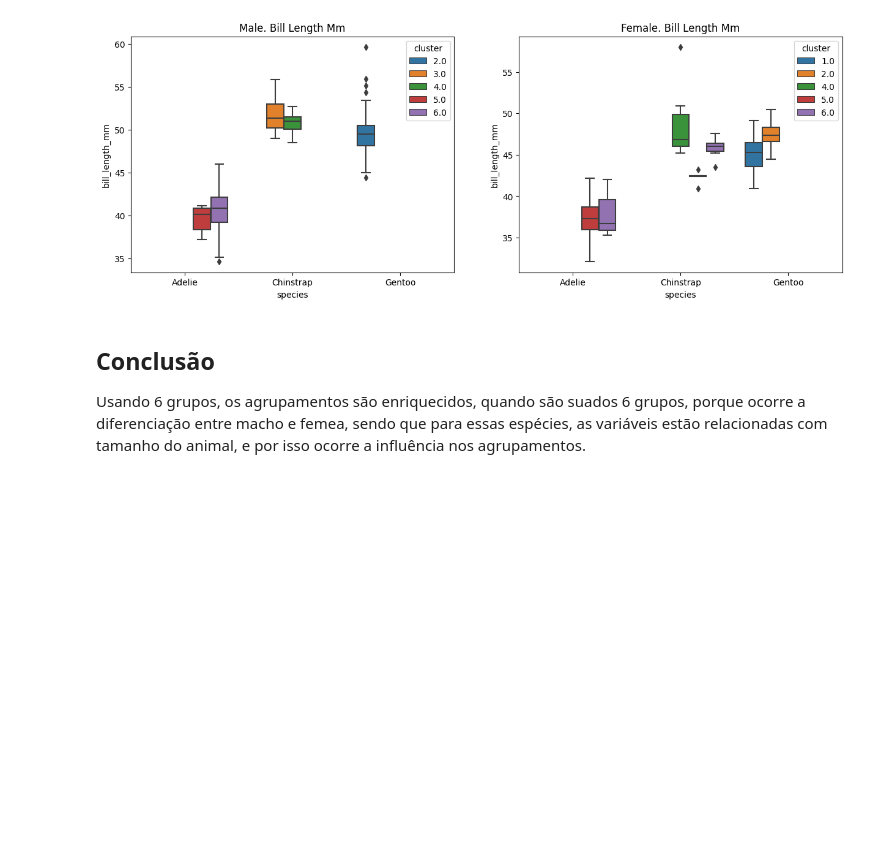
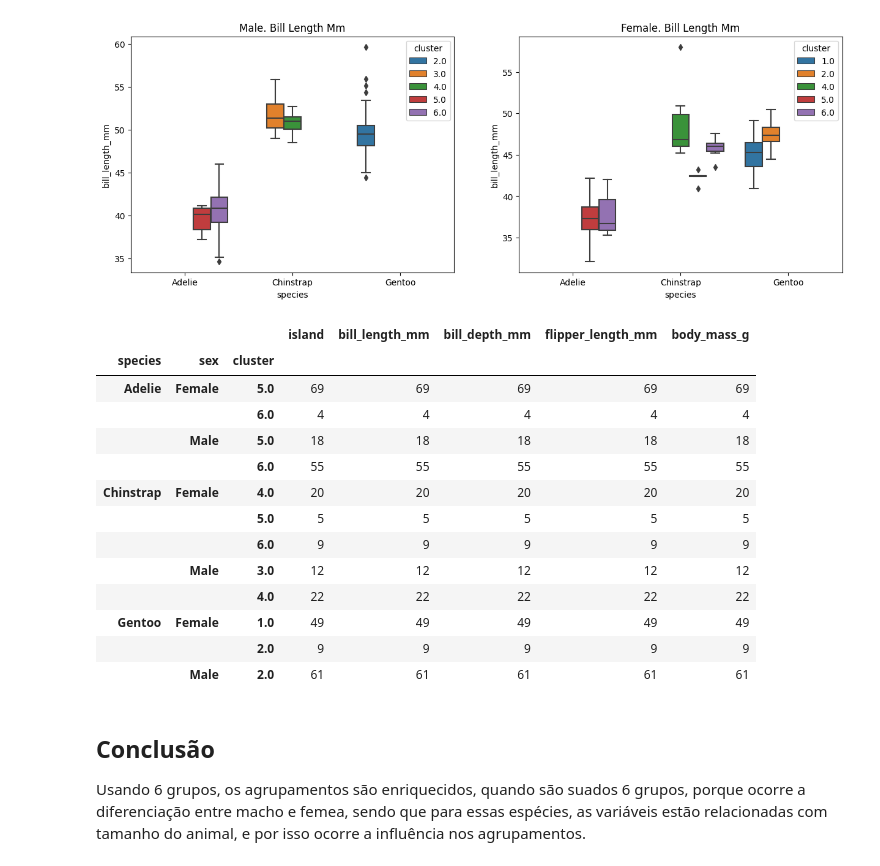
Before and after one commit to gfsilveira/ebac, a Jupyter notebook: 03-Cientista_de_Dados/02-Crisp_DM/30_modulo/mod30_Tarefa - Resolvido.ipynb, the cells around one changed output. Saved outputs shown, nothing was run; the diff lists cells and outputs as text; code cells hidden in the pictures; blank space fills up the shorter version.

```diff
--- a/03-Cientista_de_Dados/02-Crisp_DM/30_modulo/mod30_Tarefa - Resolvido.ipynb
+++ b/03-Cientista_de_Dados/02-Crisp_DM/30_modulo/mod30_Tarefa - Resolvido.ipynb
@@ -500,6 +500,23 @@ h.set(
 plt.show()
 # %% [output]
 [figure]
+# %%
+peng.groupby(['species', 'sex', "cluster"]).count()
+# %% [output]
+|  |  |  | island | bill_length_mm | bill_depth_mm | flipper_length_mm | body_mass_g |
+| species | sex | cluster |  |  |  |  |  |
+| Adelie | Female | 5.0 | 69 | 69 | 69 | 69 | 69 |
+|  |  | 6.0 | 4 | 4 | 4 | 4 | 4 |
+|  | Male | 5.0 | 18 | 18 | 18 | 18 | 18 |
+|  |  | 6.0 | 55 | 55 | 55 | 55 | 55 |
+| Chinstrap | Female | 4.0 | 20 | 20 | 20 | 20 | 20 |
+|  |  | 5.0 | 5 | 5 | 5 | 5 | 5 |
+|  |  | 6.0 | 9 | 9 | 9 | 9 | 9 |
+|  | Male | 3.0 | 12 | 12 | 12 | 12 | 12 |
+|  |  | 4.0 | 22 | 22 | 22 | 22 | 22 |
+| Gentoo | Female | 1.0 | 49 | 49 | 49 | 49 | 49 |
+|  |  | 2.0 | 9 | 9 | 9 | 9 | 9 |
+|  | Male | 2.0 | 61 | 61 | 61 | 61 | 61 |
 # %% [markdown]
 ## Conclusão
 
```
